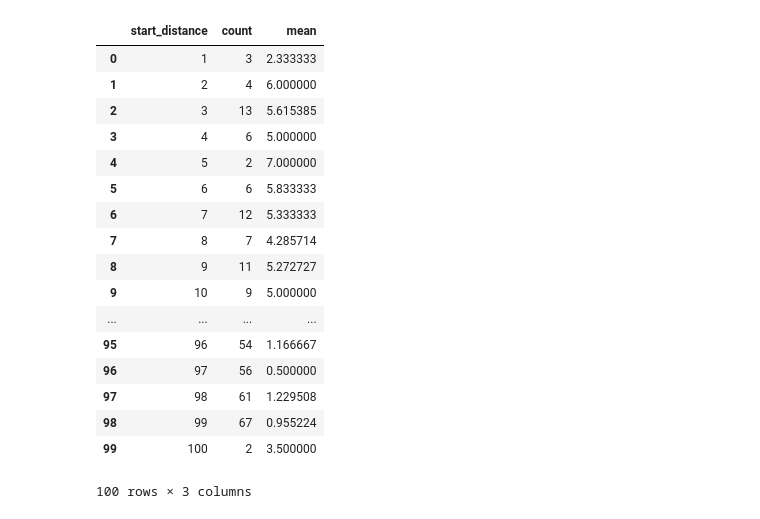
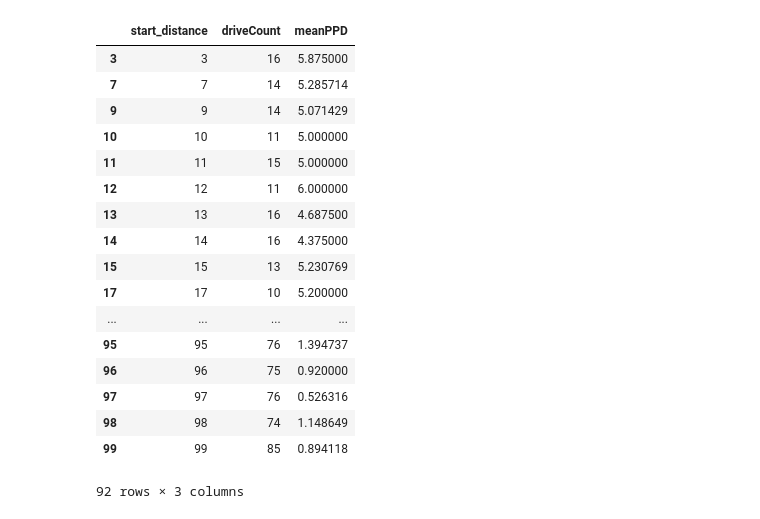
Before and after one commit to zaneddennis/CFB-Analytics, a Jupyter notebook: AverageDrives.ipynb, the cells around one changed output. Cells and saved outputs as stored; diff of their text form; code cells hidden in the pictures.

```diff
--- a/AverageDrives.ipynb
+++ b/AverageDrives.ipynb
@@ -3,6 +3,16 @@ import pandas as pd
 import numpy as np
 
 df = pd.read_json("Data/alldrives2018.json")
+allteams_df = pd.read_json("Data/allteams.json")
+fbsteams_df = allteams_df[allteams_df.conference.notna()]
+fbsTeams = list(fbsteams_df.school)
+
+df["fbsonly"] = "no"
+for index, row in df.iterrows():
+    if row["defense"] in fbsTeams and row["offense"] in fbsTeams:
+        df.at[index, "fbsonly"] = "yes"
+
+df = df[df.fbsonly == "yes"]
 df = df.sort_values(by=["game_id", "start_period"])
 df
 # %% [output]
@@ -27,4 +37,4 @@ df
 # %%
-df = df[["offense", "defense", "game_id", "plays", "start_yardline", "yards", "end_yardline", "drive_result"]]
+df = df[["offense", "defense", "game_id", "id", "plays", "start_yardline", "yards", "end_yardline", "drive_result"]]
 df
 # %% [output]
@@ -49,7 +59,7 @@ df
 # %%
 # fix bad data
 df = df[df.game_id != 401013346] # Ohio State vs Tulane
-df = df.drop(index=[1121]) # completely wrong drive in Indiana vs Iowa
+df = df[df.id != 4010128564] # completely wrong drive in Indiana vs Iowa
 
 possibleResults = ["TD", "FG", "PUNT", "DOWNS", "INT", "FUMBLE", "END OF HALF", "END OF GAME", "MISSED FG", "INT TD", "FUMBLE TD", "PUNT TD", "SF", "FUMBLE RETURN TD", "PUNT RETURN TD", "MISSED FG TD", "Uncategorized", "KICKOFF", "END OF 4TH QUARTER"]
 
@@ -167,26 +177,29 @@ df
 # %%
 grouped = df.groupby("start_distance").agg(["count", "mean"])["points"]
 grouped = grouped.reset_index()
+grouped.index = grouped.index+1
+grouped.columns = ["start_distance", "driveCount", "meanPPD"]
+grouped = grouped[grouped.driveCount >= 10]
 grouped
 # %% [output]
-|  | start_distance | count | mean |
-| 0 | 1 | 3 | 2.333333 |
-| 1 | 2 | 4 | 6.000000 |
-| 2 | 3 | 13 | 5.615385 |
-| 3 | 4 | 6 | 5.000000 |
-| 4 | 5 | 2 | 7.000000 |
-| 5 | 6 | 6 | 5.833333 |
-| 6 | 7 | 12 | 5.333333 |
-| 7 | 8 | 7 | 4.285714 |
-| 8 | 9 | 11 | 5.272727 |
-| 9 | 10 | 9 | 5.000000 |
+|  | start_distance | driveCount | meanPPD |
+| 3 | 3 | 16 | 5.875000 |
+| 7 | 7 | 14 | 5.285714 |
+| 9 | 9 | 14 | 5.071429 |
+| 10 | 10 | 11 | 5.000000 |
+| 11 | 11 | 15 | 5.000000 |
+| 12 | 12 | 11 | 6.000000 |
+| 13 | 13 | 16 | 4.687500 |
+| 14 | 14 | 16 | 4.375000 |
+| 15 | 15 | 13 | 5.230769 |
+| 17 | 17 | 10 | 5.200000 |
 | ... | ... | ... | ... |
-| 95 | 96 | 54 | 1.166667 |
-| 96 | 97 | 56 | 0.500000 |
-| 97 | 98 | 61 | 1.229508 |
-| 98 | 99 | 67 | 0.955224 |
-| 99 | 100 | 2 | 3.500000 |
+| 95 | 95 | 76 | 1.394737 |
+| 96 | 96 | 75 | 0.920000 |
+| 97 | 97 | 76 | 0.526316 |
+| 98 | 98 | 74 | 1.148649 |
+| 99 | 99 | 85 | 0.894118 |
-100 rows × 3 columns
+92 rows × 3 columns
 # %%
 import numpy as np
 
```
Also changed, not shown: parts of 9 cells of this notebook, 17 other files.
